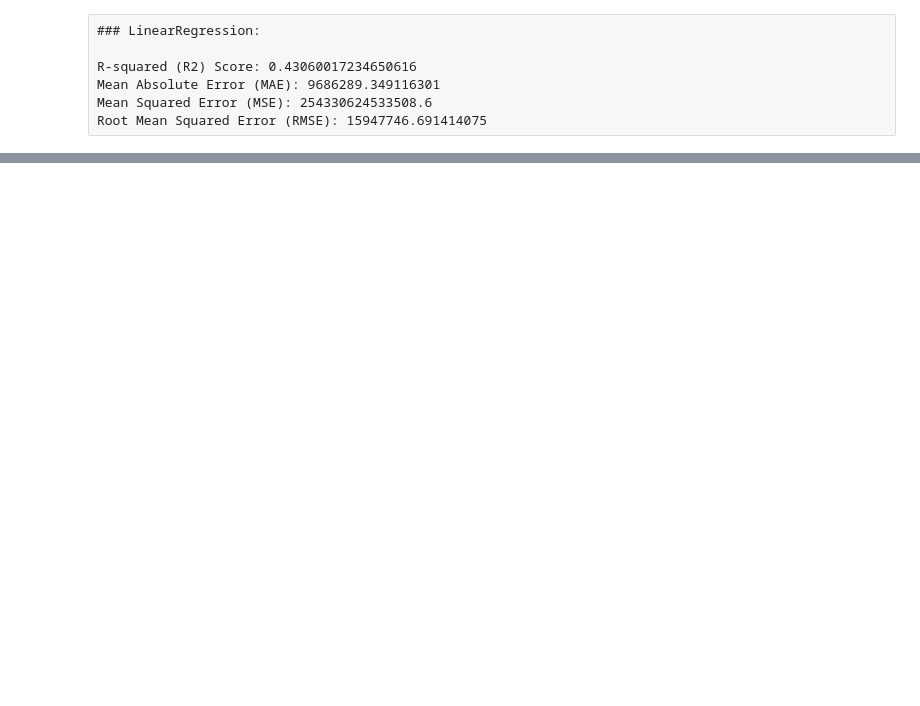
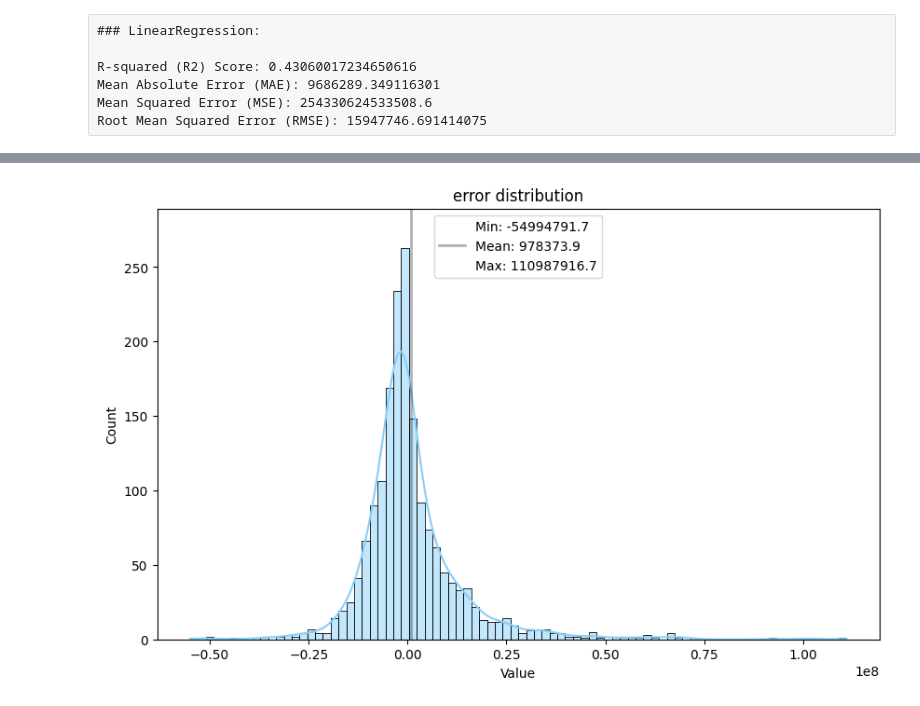
Before and after one commit to Juhyeong-Pang/MarketValuePrediction, a Jupyter notebook: Preprocess_Data.ipynb, the cells around one changed output, grey strips where cells are left out. Saved outputs shown, nothing was run; the diff lists cells and outputs as text; code cells hidden in the pictures; blank space fills up the shorter version.

```diff
--- a/Preprocess_Data.ipynb
+++ b/Preprocess_Data.ipynb
@@ -242,2 +311,34 @@ round(pd.DataFrame(comp["error"]).describe(), 2)
+# %%
+def plot_distribution(df, column_name, figsize=(10, 6), color='lightskyblue', discrete=False, ax=None, show_count=False):
+    if ax is None:
+        fig, ax = plt.subplots(figsize=figsize)
+
+    sns.histplot(df[column_name], kde=True, color=color, discrete=discrete, ax=ax)
+    ax.set_title(f'{column_name} distribution', fontsize=12)
+    ax.set_xlabel('Value')
+    ax.set_ylabel('Count')
+
+    data = df[column_name].dropna()
+    d_min = data.min()
+    d_mean = data.mean()
+    d_max = data.max()
+
+    ax.axvline(d_min, color='red', linestyle='--', linewidth=1, label=f'Min: {d_min:.1f}', alpha=0)
+    ax.axvline(d_mean, color='black', linestyle='-', linewidth=2, label=f'Mean: {d_mean:.1f}', alpha=0.3)
+    ax.axvline(d_max, color='blue', linestyle='--', linewidth=1, label=f'Max: {d_max:.1f}', alpha=0)
+
+    ax.legend()
+
+    if show_count:
+        ax.bar_label(ax.containers[0], label_type='edge', padding=3, fontsize=6)
+
+    heights = [p.get_height() for p in ax.patches]
+    if heights:
+        max_height = max(heights)
+        ax.set_ylim(0, max_height * 1.1)
+# %%
+plot_distribution(comp, "error")
+# %% [output]
+[figure, added]
 # %%
 round(pd.DataFrame(y_test).describe(), 2)
```
Also changed, not shown: parts of 12 cells of this notebook, 9 other files.
